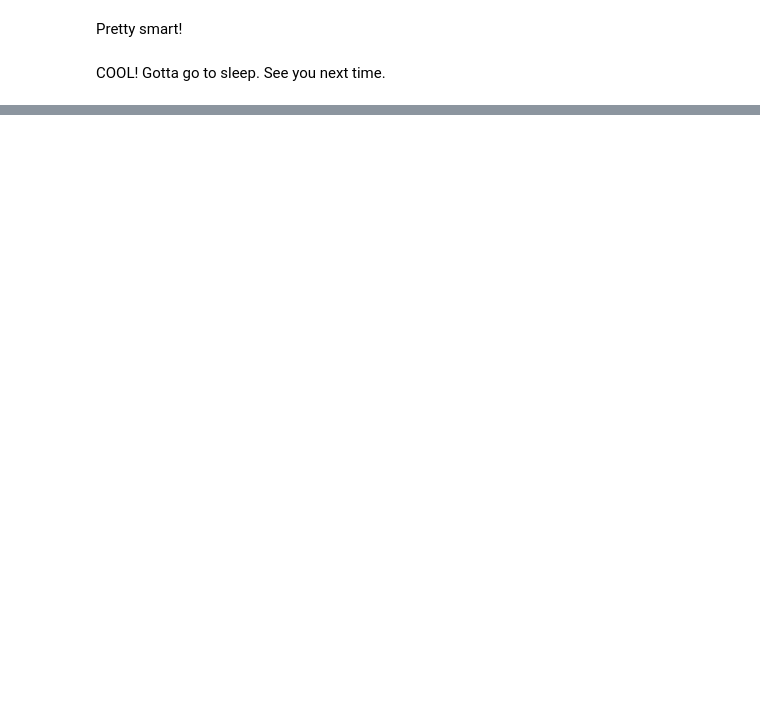
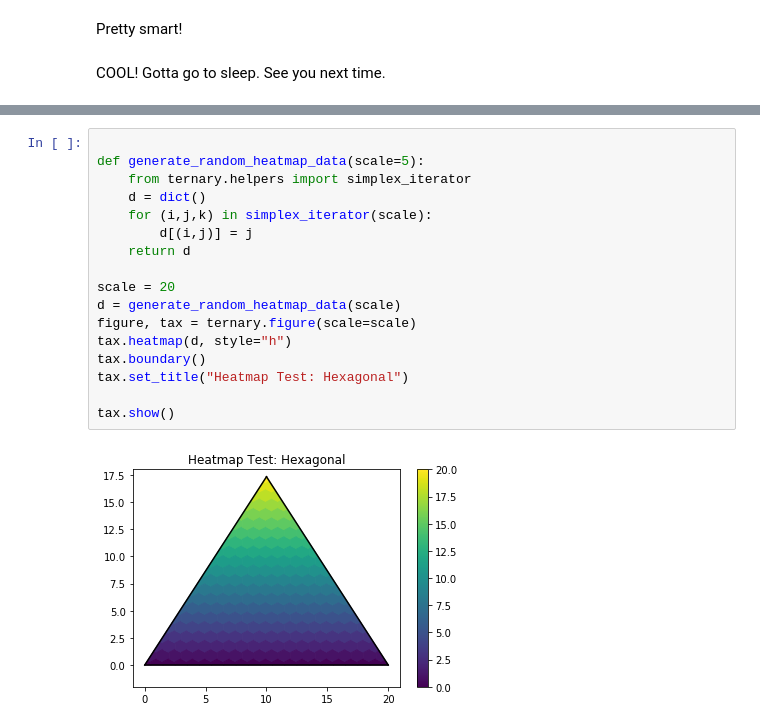
Before and after one commit to Luochenghuang/TEMANN, a Jupyter notebook: temann/ann_success.ipynb, the cells around one changed output, grey strips where cells are left out. Saved outputs shown, nothing was run; the diff lists cells and outputs as text; blank space fills up the shorter version.

```diff
--- a/temann/ann_success.ipynb
+++ b/temann/ann_success.ipynb
@@ -221,0 +387,19 @@ Gotta go to sleep. See you next time.
+# %%
+
+def generate_random_heatmap_data(scale=5):
+    from ternary.helpers import simplex_iterator
+    d = dict()
+    for (i,j,k) in simplex_iterator(scale):
+        d[(i,j)] = j
+    return d
+
+scale = 20
+d = generate_random_heatmap_data(scale)
+figure, tax = ternary.figure(scale=scale)
+tax.heatmap(d, style="h")
+tax.boundary()
+tax.set_title("Heatmap Test: Hexagonal")
+
+tax.show()
+# %% [output]
+[figure, added]
```
Also changed, not shown: parts of 13 cells of this notebook.
